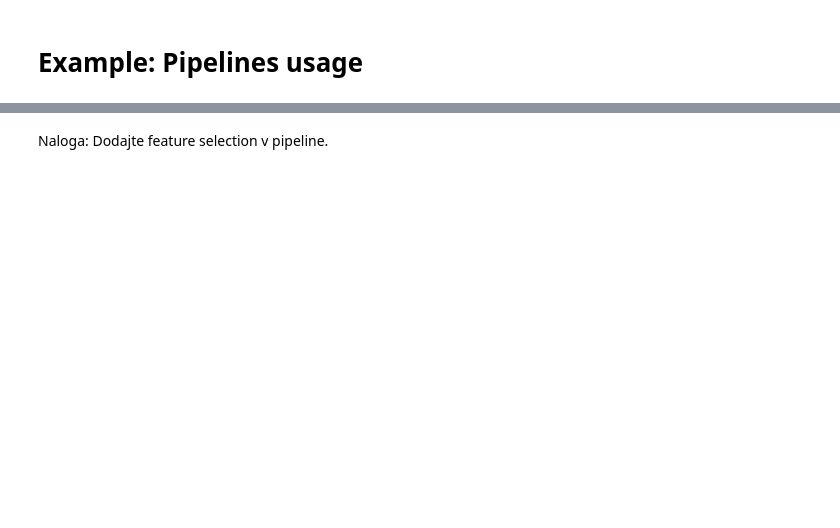
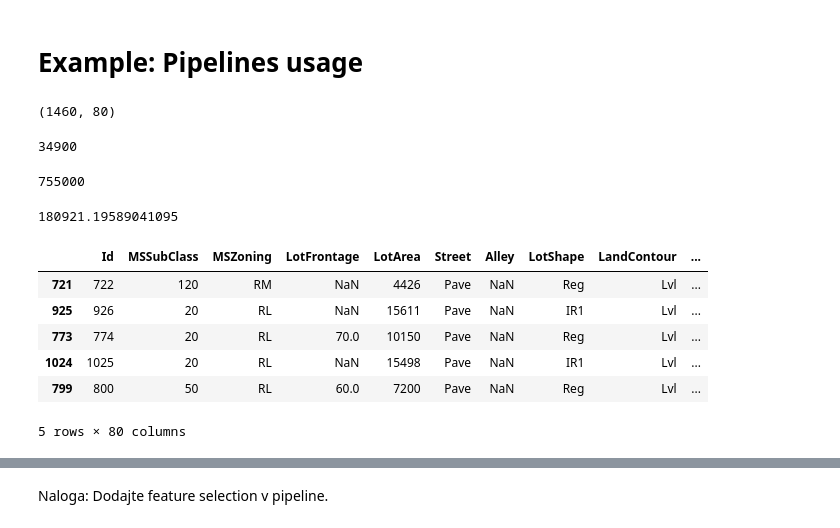
Before and after one commit to icta-tecaji/python-machine-learning-public, a Jupyter notebook: 05_Pipelines_in_scikit-learn/02_Example_Pipelines_usage_CLEAN.ipynb, the cells around one changed output, grey strips where cells are left out. Cells and saved outputs as stored; diff of their text form; code cells hidden in the pictures; blank space fills up the shorter version.

```diff
--- a/05_Pipelines_in_scikit-learn/02_Example_Pipelines_usage_CLEAN.ipynb
+++ b/05_Pipelines_in_scikit-learn/02_Example_Pipelines_usage_CLEAN.ipynb
@@ -18,5 +18,31 @@ X = train.drop('SalePrice', axis=1)
 y = train["SalePrice"]
 
 X_train, X_valid, y_train, y_valid = train_test_split(X, y, test_size=.3, random_state=1121218)
+# %%
+X.shape
+# %% [output]
+(1460, 80)
+# %%
+y.min()
+# %% [output]
+34900
+# %%
+y.max()
+# %% [output]
+755000
+# %%
+y.mean()
+# %% [output]
+180921.19589041095
+# %%
+X_train.head()
+# %% [output]
+|  | Id | MSSubClass | MSZoning | LotFrontage | LotArea | Street | Alley | LotShape | LandContour | ... |
+| 721 | 722 | 120 | RM | NaN | 4426 | Pave | NaN | Reg | Lvl | ... |
+| 925 | 926 | 20 | RL | NaN | 15611 | Pave | NaN | IR1 | Lvl | ... |
+| 773 | 774 | 20 | RL | 70.0 | 10150 | Pave | NaN | Reg | Lvl | ... |
+| 1024 | 1025 | 20 | RL | NaN | 15498 | Pave | NaN | IR1 | Lvl | ... |
+| 799 | 800 | 50 | RL | 60.0 | 7200 | Pave | NaN | Reg | Lvl | ... |
+5 rows × 80 columns
 # %%
 X_train.describe().T.iloc[:10] # All numerical cols
```
Also changed, not shown: parts of 21 cells of this notebook, 2 other files.
